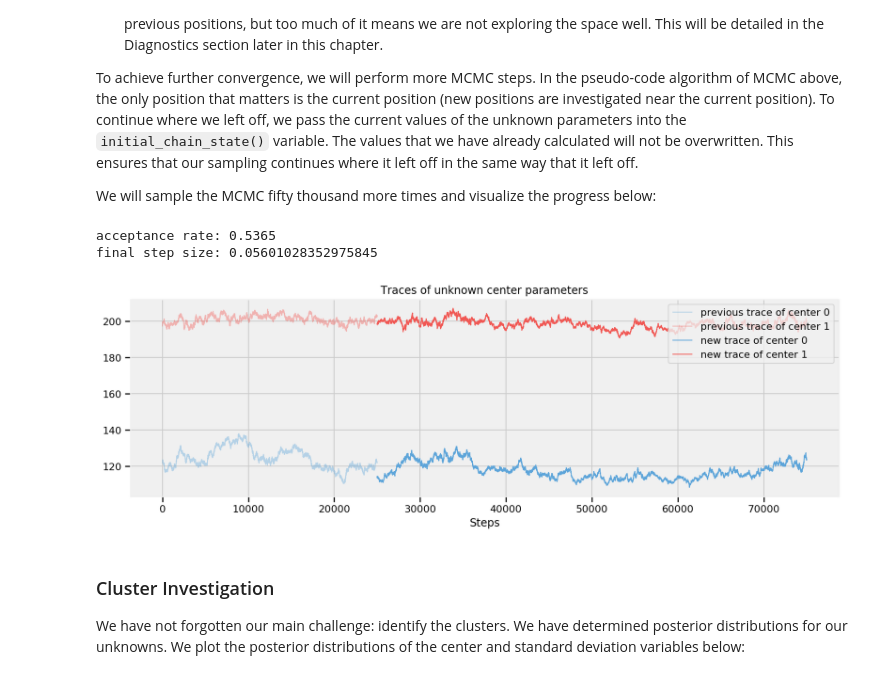
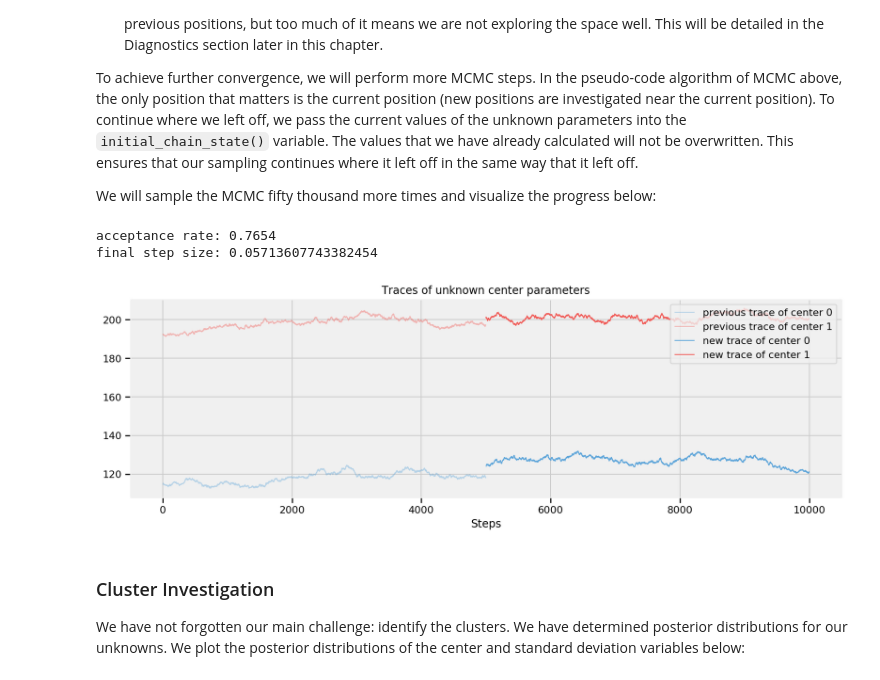
Before and after one commit to Ziemin/bmfh, a Jupyter notebook: Chapter3_MCMC/Ch3_IntroMCMC_TFP.ipynb, the cells around one changed output. Drawn from its saved outputs; the diff is of its cells as text; code cells hidden in the pictures.

```diff
--- a/Chapter3_MCMC/Ch3_IntroMCMC_TFP.ipynb
+++ b/Chapter3_MCMC/Ch3_IntroMCMC_TFP.ipynb
@@ -637,8 +632,8 @@ To achieve further convergence, we will perform more MCMC steps. In the pseudo-c
 
 We will sample the MCMC fifty thousand more times and visualize the progress below:
 # %%
-number_of_steps=50000 #@param {type:"slider", min:0, max:50000, step:1000}
-burnin=10000 #@param {type:"slider", min:0, max:2000, step:100}
+number_of_steps=5000 #@param {type:"slider", min:0, max:50000, step:1000}
+burnin=1000 #@param {type:"slider", min:0, max:2000, step:100}
 
 # Set the chain's start state.
 initial_chain_state = [
@@ -649,15 +644,12 @@ initial_chain_state = [
 
 
 # Initialize the step_size. (It will be automatically adapted.)
-with tf.variable_scope(tf.get_variable_scope(), reuse=tf.AUTO_REUSE):
-    step_size = tf.get_variable(
-        name='step_size_2',
-        #initializer=tf.constant(new_step_size_initializer_, dtype=tf.float32),
-        initializer=tf.constant(0.5, dtype=tf.float32),
-        trainable=False,
-        use_resource=True
-    )
-    step_size_update_fn=tfp.mcmc.make_simple_step_size_update_policy(num_adaptation_steps=int(burnin * 0.8))
+step_size = tf.Variable(
+    tf.constant(0.5, dtype=tf.float32),
+    name='step_size_2',
+    trainable=False,
+)
+step_size_update_fn=tfp.mcmc.make_simple_step_size_update_policy(num_adaptation_steps=int(burnin * 0.8))
 
 # Defining the HMC
 hmc=tfp.mcmc.TransformedTransitionKernel(
@@ -680,13 +672,6 @@ hmc=tfp.mcmc.TransformedTransitionKernel(
     current_state=initial_chain_state,
     kernel=hmc)
 
-
-# Initialize any created variables.
-init_g = tf.global_variables_initializer()
-init_l = tf.local_variables_initializer()
-
-evaluate(init_g)
-evaluate(init_l)
 [
     posterior_prob_2_,
     posterior_centers_2_,
@@ -705,29 +690,29 @@ new_step_size_initializer_
 print("final step size: {}".format(
     kernel_results_.inner_results.extra.step_size_assign[-100:].mean()))
 # %% [output]
-acceptance rate: 0.5365
-final step size: 0.05601028352975845
+acceptance rate: 0.7654
+final step size: 0.05713607743382454
 # %%
 plt.figure(figsize(12.5, 4))
 center_trace = posterior_centers_2_
 prev_center_trace = posterior_centers_
 
-x = np.arange(25000)
+x = np.arange(5000)
 plt.plot(x, prev_center_trace[:, 0], label="previous trace of center 0",
       lw=lw, alpha=0.4, c=colors[1])
 plt.plot(x, prev_center_trace[:, 1], label="previous trace of center 1",
       lw=lw, alpha=0.4, c=colors[0])
 
-x = np.arange(25000, 75000)
+x = np.arange(5000, 2*5000)
 plt.plot(x, center_trace[:, 0], label="new trace of center 0", lw=lw, c="#5DA5DA")
 plt.plot(x, center_trace[:, 1], label="new trace of center 1", lw=lw, c="#F15854")
 
 plt.title("Traces of unknown center parameters")
 leg = plt.legend(loc="upper right")
 leg.get_frame().set_alpha(0.8)
 plt.xlabel("Steps");
 # %% [output]
-[figure, old version]
+[figure, new version]
 # %% [markdown]
 
 
```
Also changed, not shown: parts of 14 cells of this notebook, 1 other file.
